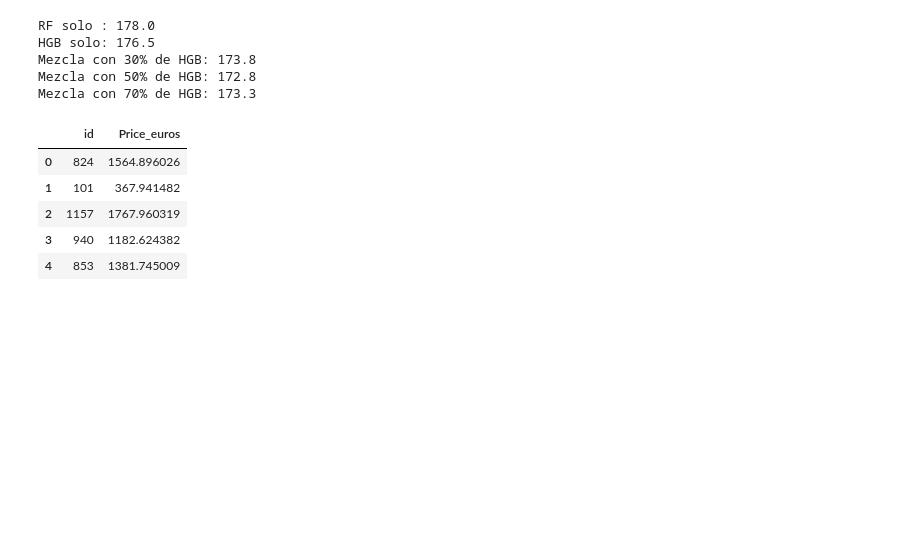
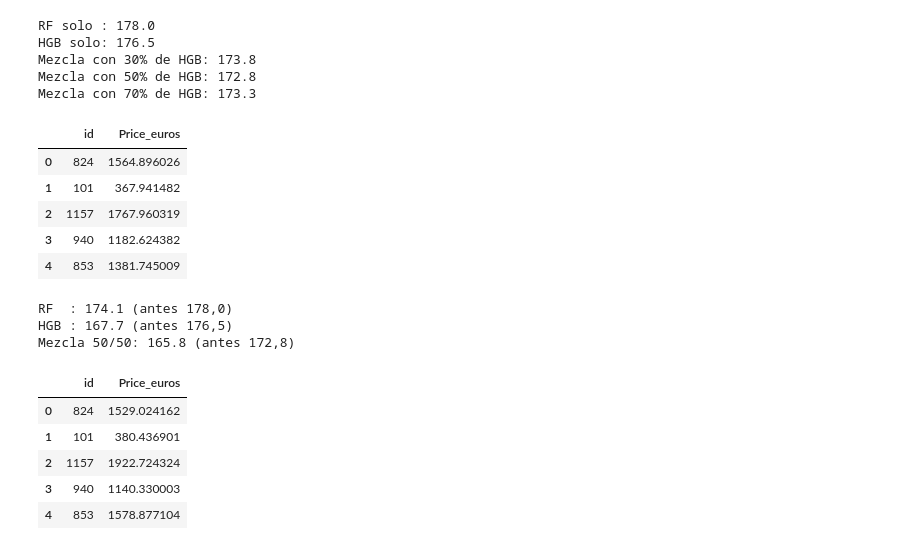
Before and after one commit to sarave-coder/2026-10-BILBAO-FT-Data-Science, a Jupyter notebook: 3-Machine_Learning/Competicion_Kaggel/Competicion_Kaggle_borrador.ipynb, the cells around one changed output. Cells and saved outputs as stored; diff of their text form; code cells hidden in the pictures; blank space fills up the shorter version.

```diff
--- a/3-Machine_Learning/Competicion_Kaggel/Competicion_Kaggle_borrador.ipynb
+++ b/3-Machine_Learning/Competicion_Kaggel/Competicion_Kaggle_borrador.ipynb
@@ -572,3 +572,55 @@ sub.head()
 | 2 | 1157 | 1767.960319 |
 | 3 | 940 | 1182.624382 |
 | 4 | 853 | 1381.745009 |
+# %%
+# Product
+
+def preparar4(d):
+    d = preparar3(d)
+    p = d["Product"].str.strip()
+    d["Product_line"] = p.str.split().str[0]
+    d["is_gaming"] = p.str.contains(r"Gaming|Predator|Legion|ROG|Alienware|Omen|Nitro|TUF|Strix|Helios|Zephyrus|Rog",
+                                    case=False, regex=True).astype(int)
+    d["is_workstation"] = p.str.contains(r"Precision|ZBook|Zbook|Workstation|Thinkpad P|ThinkPad P",
+                                         case=False, regex=True).astype(int)
+    return d
+
+train_p4 = preparar4(train)
+num4 = num3 + ["is_gaming", "is_workstation"]
+cat4 = cat3 + ["Product_line"]
+X4 = train_p4[num4 + cat4]
+
+def modelos(cat_list):
+    rf = Pipeline([("prep", ColumnTransformer([("cat", OneHotEncoder(handle_unknown="ignore"), cat_list)], remainder="passthrough")),
+                   ("rf", RandomForestRegressor(n_estimators=300, random_state=42, n_jobs=-1))])
+    hgb = Pipeline([("prep", ColumnTransformer([("cat", OneHotEncoder(handle_unknown="ignore", sparse_output=False), cat_list)], remainder="passthrough")),
+                    ("m", HistGradientBoostingRegressor(loss="absolute_error", learning_rate=0.05, max_iter=300,
+                                                        max_leaf_nodes=15, min_samples_leaf=5, random_state=42))])
+    return rf, hgb
+
+rf4, hgb4 = modelos(cat4)
+oof_rf4 = cross_val_predict(rf4, X4, y, cv=kf)
+oof_hgb4 = cross_val_predict(hgb4, X4, y, cv=kf)
+print("RF  :", mae(oof_rf4), "(antes 178,0)")
+print("HGB :", mae(oof_hgb4), "(antes 176,5)")
+print("Mezcla 50/50:", mae(0.5 * oof_rf4 + 0.5 * oof_hgb4), "(antes 172,8)")
+# %% [output]
+RF  : 174.1 (antes 178,0)
+HGB : 167.7 (antes 176,5)
+Mezcla 50/50: 165.8 (antes 172,8)
+# %%
+rf4.fit(X4, y)
+hgb4.fit(X4, y)
+X_test4 = preparar4(test)[num4 + cat4]
+
+pred = 0.5 * hgb4.predict(X_test4) + 0.5 * rf4.predict(X_test4)
+sub = pd.DataFrame({"id": test["id"], "Price_euros": pred})
+sub.to_csv("submission_mezcla_product_cv165.csv", index=False)
+sub.head()
+# %% [output]
+|  | id | Price_euros |
+| 0 | 824 | 1529.024162 |
+| 1 | 101 | 380.436901 |
+| 2 | 1157 | 1922.724324 |
+| 3 | 940 | 1140.330003 |
+| 4 | 853 | 1578.877104 |
```
Also changed, not shown: 6 other files.
